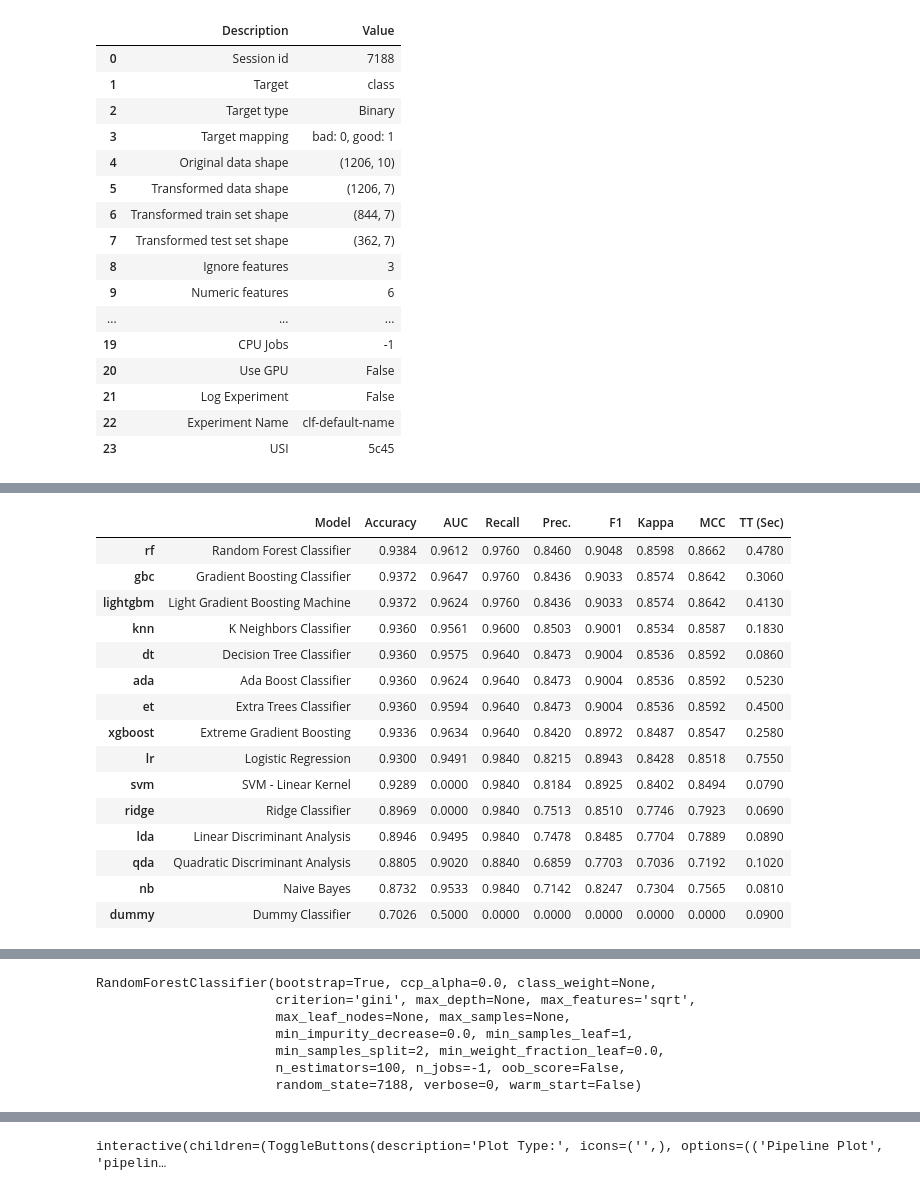
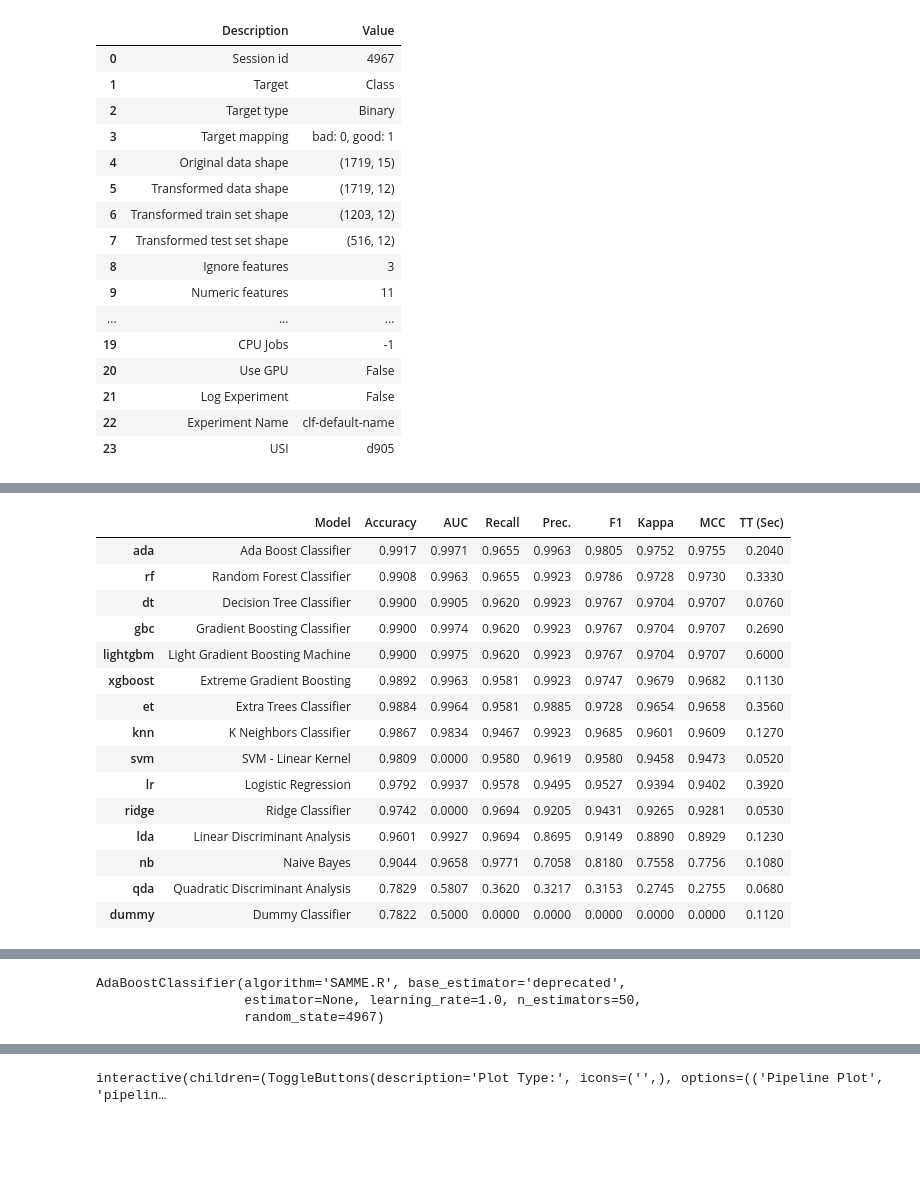
Before and after one commit to thirt33n/Grindwall, a Jupyter notebook: network_sec.ipynb, the cells around one changed output, grey strips where cells are left out. Drawn from its saved outputs; the diff is of its cells as text; code cells hidden in the pictures; blank space fills up the shorter version.

```diff
--- a/network_sec.ipynb
+++ b/network_sec.ipynb
@@ -1,3 +1,3 @@
 # %%
 import pandas as pd
-http = pd.read_csv('/content/main1.csv')
+http = pd.read_csv('/content/full_xss_sqli_dataset.csv')
@@ -24,55 +33,51 @@ Successfully installed Werkzeug-2.2.3 ansi2html-1.8.0 category-encoders-2.6.2 da
 # %%
 from pycaret.classification import *
 
 # Assuming http is your pandas DataFrame containing the dataset
 classification_setup = setup(data=http,
-                              target='class',  # 'class' is the target variable
+                              target='Class',  # 'class' is the target variable
                               normalize=True,
-                              numeric_features=['Single_q', 'Double_q', 'Dashes', 'Braces', 'Spaces', 'Bad_Words'],
+                              numeric_features=['Single Quotes', 'Double Quotes', 'Dashes', 'Braces', 'Spaces','Tags','Colons','Backtick', 'Bad Words','XSS Check','XSS Word'],
                               ignore_features=['Method', 'Path', 'Body'])
 
 # Compare classification models
 compare_models()
 # %% [output]
 |  | Description | Value |
-| 0 | Session id | 7188 |
-| 1 | Target | class |
+| 0 | Session id | 4967 |
+| 1 | Target | Class |
 | 2 | Target type | Binary |
 | 3 | Target mapping | bad: 0, good: 1 |
-| 4 | Original data shape | (1206, 10) |
-| 5 | Transformed data shape | (1206, 7) |
-| 6 | Transformed train set shape | (844, 7) |
-| 7 | Transformed test set shape | (362, 7) |
+| 4 | Original data shape | (1719, 15) |
+| 5 | Transformed data shape | (1719, 12) |
+| 6 | Transformed train set shape | (1203, 12) |
+| 7 | Transformed test set shape | (516, 12) |
 | 8 | Ignore features | 3 |
-| 9 | Numeric features | 6 |
+| 9 | Numeric features | 11 |
 | ... | ... | ... |
 | 19 | CPU Jobs | -1 |
 | 20 | Use GPU | False |
 | 21 | Log Experiment | False |
 | 22 | Experiment Name | clf-default-name |
-| 23 | USI | 5c45 |
+| 23 | USI | d905 |
 [interactive output not drawn]
 |  | Model | Accuracy | AUC | Recall | Prec. | F1 | Kappa | MCC | TT (Sec) |
-| rf | Random Forest Classifier | 0.9384 | 0.9612 | 0.9760 | 0.8460 | 0.9048 | 0.8598 | 0.8662 | 0.4780 |
-| gbc | Gradient Boosting Classifier | 0.9372 | 0.9647 | 0.9760 | 0.8436 | 0.9033 | 0.8574 | 0.8642 | 0.3060 |
-| lightgbm | Light Gradient Boosting Machine | 0.9372 | 0.9624 | 0.9760 | 0.8436 | 0.9033 | 0.8574 | 0.8642 | 0.4130 |
-| knn | K Neighbors Classifier | 0.9360 | 0.9561 | 0.9600 | 0.8503 | 0.9001 | 0.8534 | 0.8587 | 0.1830 |
-| dt | Decision Tree Classifier | 0.9360 | 0.9575 | 0.9640 | 0.8473 | 0.9004 | 0.8536 | 0.8592 | 0.0860 |
-| ada | Ada Boost Classifier | 0.9360 | 0.9624 | 0.9640 | 0.8473 | 0.9004 | 0.8536 | 0.8592 | 0.5230 |
-| et | Extra Trees Classifier | 0.9360 | 0.9594 | 0.9640 | 0.8473 | 0.9004 | 0.8536 | 0.8592 | 0.4500 |
-| xgboost | Extreme Gradient Boosting | 0.9336 | 0.9634 | 0.9640 | 0.8420 | 0.8972 | 0.8487 | 0.8547 | 0.2580 |
-| lr | Logistic Regression | 0.9300 | 0.9491 | 0.9840 | 0.8215 | 0.8943 | 0.8428 | 0.8518 | 0.7550 |
-| svm | SVM - Linear Kernel | 0.9289 | 0.0000 | 0.9840 | 0.8184 | 0.8925 | 0.8402 | 0.8494 | 0.0790 |
-| ridge | Ridge Classifier | 0.8969 | 0.0000 | 0.9840 | 0.7513 | 0.8510 | 0.7746 | 0.7923 | 0.0690 |
-| lda | Linear Discriminant Analysis | 0.8946 | 0.9495 | 0.9840 | 0.7478 | 0.8485 | 0.7704 | 0.7889 | 0.0890 |
-| qda | Quadratic Discriminant Analysis | 0.8805 | 0.9020 | 0.8840 | 0.6859 | 0.7703 | 0.7036 | 0.7192 | 0.1020 |
-| nb | Naive Bayes | 0.8732 | 0.9533 | 0.9840 | 0.7142 | 0.8247 | 0.7304 | 0.7565 | 0.0810 |
-| dummy | Dummy Classifier | 0.7026 | 0.5000 | 0.0000 | 0.0000 | 0.0000 | 0.0000 | 0.0000 | 0.0900 |
+| ada | Ada Boost Classifier | 0.9917 | 0.9971 | 0.9655 | 0.9963 | 0.9805 | 0.9752 | 0.9755 | 0.2040 |
+| rf | Random Forest Classifier | 0.9908 | 0.9963 | 0.9655 | 0.9923 | 0.9786 | 0.9728 | 0.9730 | 0.3330 |
+| dt | Decision Tree Classifier | 0.9900 | 0.9905 | 0.9620 | 0.9923 | 0.9767 | 0.9704 | 0.9707 | 0.0760 |
+| gbc | Gradient Boosting Classifier | 0.9900 | 0.9974 | 0.9620 | 0.9923 | 0.9767 | 0.9704 | 0.9707 | 0.2690 |
+| lightgbm | Light Gradient Boosting Machine | 0.9900 | 0.9975 | 0.9620 | 0.9923 | 0.9767 | 0.9704 | 0.9707 | 0.6000 |
+| xgboost | Extreme Gradient Boosting | 0.9892 | 0.9963 | 0.9581 | 0.9923 | 0.9747 | 0.9679 | 0.9682 | 0.1130 |
+| et | Extra Trees Classifier | 0.9884 | 0.9964 | 0.9581 | 0.9885 | 0.9728 | 0.9654 | 0.9658 | 0.3560 |
+| knn | K Neighbors Classifier | 0.9867 | 0.9834 | 0.9467 | 0.9923 | 0.9685 | 0.9601 | 0.9609 | 0.1270 |
+| svm | SVM - Linear Kernel | 0.9809 | 0.0000 | 0.9580 | 0.9619 | 0.9580 | 0.9458 | 0.9473 | 0.0520 |
+| lr | Logistic Regression | 0.9792 | 0.9937 | 0.9578 | 0.9495 | 0.9527 | 0.9394 | 0.9402 | 0.3920 |
+| ridge | Ridge Classifier | 0.9742 | 0.0000 | 0.9694 | 0.9205 | 0.9431 | 0.9265 | 0.9281 | 0.0530 |
+| lda | Linear Discriminant Analysis | 0.9601 | 0.9927 | 0.9694 | 0.8695 | 0.9149 | 0.8890 | 0.8929 | 0.1230 |
+| nb | Naive Bayes | 0.9044 | 0.9658 | 0.9771 | 0.7058 | 0.8180 | 0.7558 | 0.7756 | 0.1080 |
+| qda | Quadratic Discriminant Analysis | 0.7829 | 0.5807 | 0.3620 | 0.3217 | 0.3153 | 0.2745 | 0.2755 | 0.0680 |
+| dummy | Dummy Classifier | 0.7822 | 0.5000 | 0.0000 | 0.0000 | 0.0000 | 0.0000 | 0.0000 | 0.1120 |
 [interactive output not drawn]
-RandomForestClassifier(bootstrap=True, ccp_alpha=0.0, class_weight=None,
-                       criterion='gini', max_depth=None, max_features='sqrt',
-                       max_leaf_nodes=None, max_samples=None,
-                       min_impurity_decrease=0.0, min_samples_leaf=1,
-                       min_samples_split=2, min_weight_fraction_leaf=0.0,
-                       n_estimators=100, n_jobs=-1, oob_score=False,
-                       random_state=7188, verbose=0, warm_start=False)
+AdaBoostClassifier(algorithm='SAMME.R', base_estimator='deprecated',
+                   estimator=None, learning_rate=1.0, n_estimators=50,
+                   random_state=4967)
```
Also changed, not shown: parts of 14 cells of this notebook, 10 other files.
